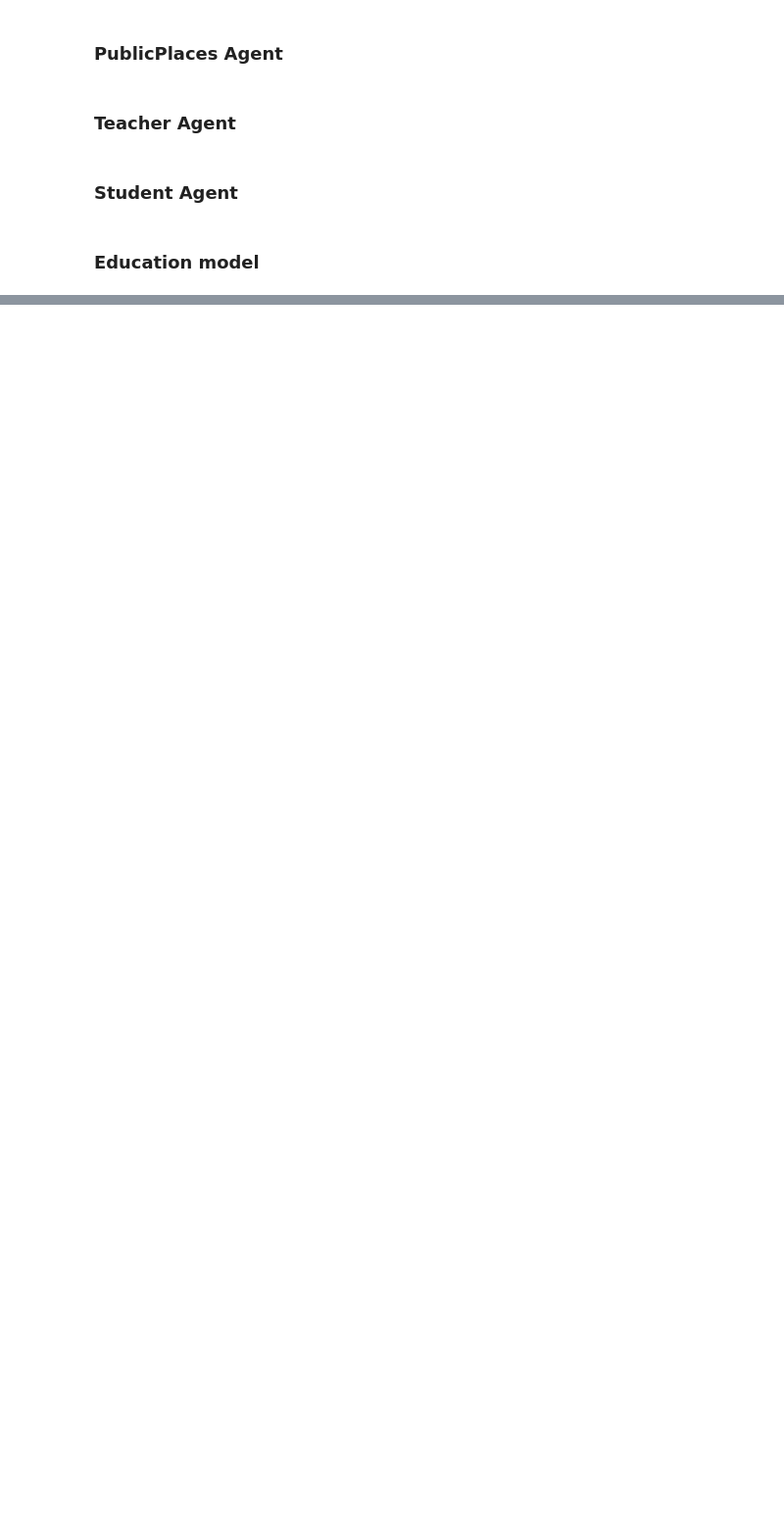
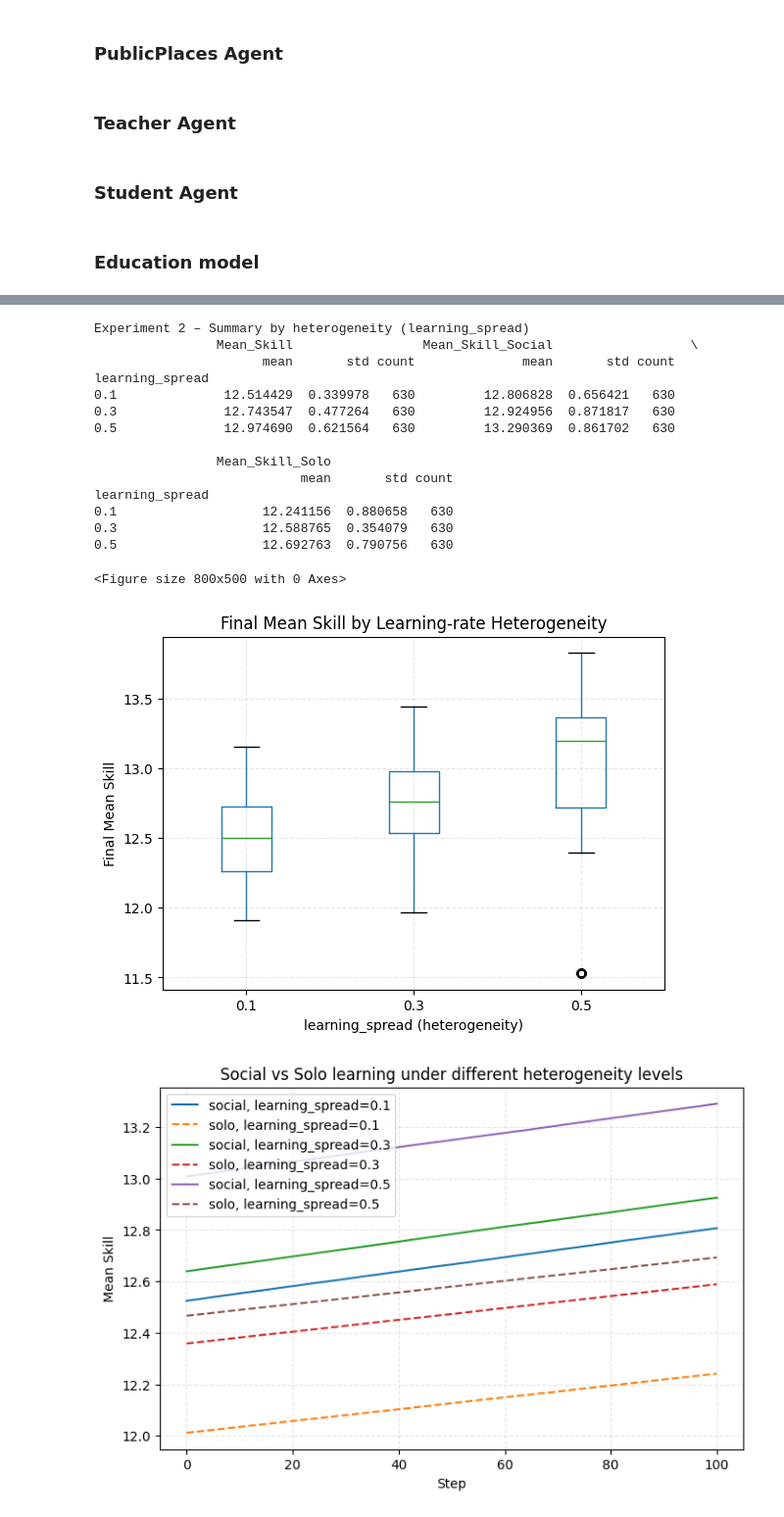
Before and after one commit to smaswin21/MAS-Group-Project, a Jupyter notebook: version-2.ipynb, the cells around one changed output, grey strips where cells are left out. Shown: that part at 98% size. Saved outputs shown, nothing was run; the diff lists cells and outputs as text; code cells hidden in the pictures; blank space fills up the shorter version.

```diff
--- a/version-2.ipynb
+++ b/version-2.ipynb
@@ -368,7 +403,7 @@ class EducationModel(Model):
         attendance_probability=0.60,
         teacher_feedback_probability=0.45,
         social_fraction=0.5,
-        lr_spread=0.2,
+        learning_spread=0.2,
         seed=None,
     ):
         super().__init__(seed=seed)
@@ -384,7 +419,7 @@ class EducationModel(Model):
         self.learning_speed_multiplier = float(learning_speed_multiplier)
 
         self.social_fraction = float(social_fraction)
-        self.lr_spread = float(lr_spread)
+        self.learning_spread = float(learning_spread)
 
 
         # Adjustable learning parameters
@@ -494,9 +529,9 @@ class EducationModel(Model):
     def create_students(self, n):
         """Create student agents with diverse characteristics."""
         for _ in range(n):
-            # learning-rate heterogeneity controlled by lr_spread
-            low = max(0.1, 1.0 - self.lr_spread)
-            high = 1.0 + self.lr_spread
+            # learning-rate heterogeneity controlled by learning_spread
+            low = max(0.1, 1.0 - self.learning_spread)
+            high = 1.0 + self.learning_spread
             lr = self.random.uniform(0.8, 1.2)
 
 
@@ -1113,0 +1100,57 @@ mean_high = 12.604
+# %%
+# Descriptive Statistics
+
+summary_exp2 = (
+    exp2_end
+    .groupby("learning_spread")[["Mean_Skill", "Mean_Skill_Social", "Mean_Skill_Solo"]]
+    .agg(["mean", "std", "count"])
+)
+print("\nExperiment 2 – Summary by heterogeneity (learning_spread)")
+print(summary_exp2)
+
+# Boxplot: overall mean skill vs heterogeneity
+plt.figure(figsize=(8, 5))
+exp2_end.boxplot(column="Mean_Skill", by="learning_spread")
+plt.title("Final Mean Skill by Learning-rate Heterogeneity")
+plt.suptitle("")
+plt.xlabel("learning_spread (heterogeneity)")
+plt.ylabel("Final Mean Skill")
+plt.grid(alpha=0.3, linestyle="--")
+plt.show()
+
+# Plot social vs solo curves over time for each heterogeneity
+
+plt.figure(figsize=(8, 5))
+for spread in sorted(exp2_df["learning_spread"].unique()):
+    grp = exp2_df[exp2_df["learning_spread"] == spread]
+    mean_social = grp.groupby("Step")["Mean_Skill_Social"].mean()
+    mean_solo = grp.groupby("Step")["Mean_Skill_Solo"].mean()
+    plt.plot(mean_social.index, mean_social.values,
+             label=f"social, learning_spread={spread}")
+    plt.plot(mean_solo.index, mean_solo.values,
+             linestyle="--",
+             label=f"solo, learning_spread={spread}")
+plt.xlabel("Step")
+plt.ylabel("Mean Skill")
+plt.title("Social vs Solo learning under different heterogeneity levels")
+plt.legend()
+plt.grid(alpha=0.3, linestyle="--")
+plt.show()
+# %% [output]
+Experiment 2 – Summary by heterogeneity (learning_spread)
+                Mean_Skill                 Mean_Skill_Social                  \
+                      mean       std count              mean       std count
+learning_spread
+0.1              12.514429  0.339978   630         12.806828  0.656421   630
+0.3              12.743547  0.477264   630         12.924956  0.871817   630
+0.5              12.974690  0.621564   630         13.290369  0.861702   630
+
+                Mean_Skill_Solo
+                           mean       std count
+learning_spread
+0.1                   12.241156  0.880658   630
+0.3                   12.588765  0.354079   630
+0.5                   12.692763  0.790756   630
+<Figure size 800x500 with 0 Axes>
+[figure, added]
+[figure, added]
```
Also changed, not shown: parts of 18 cells of this notebook.
